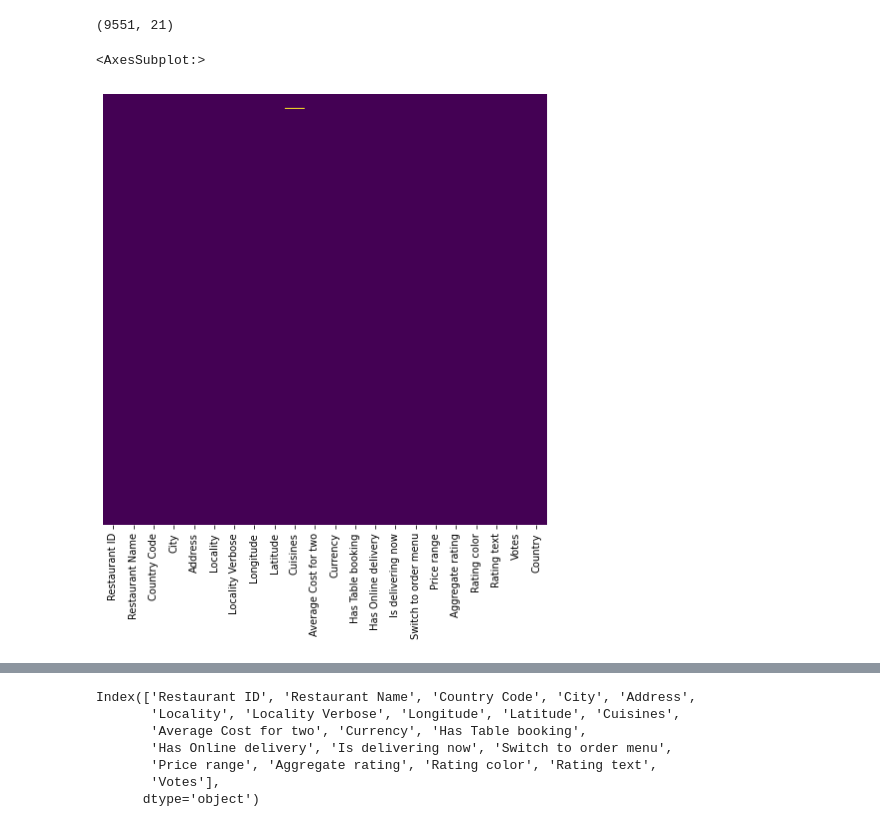
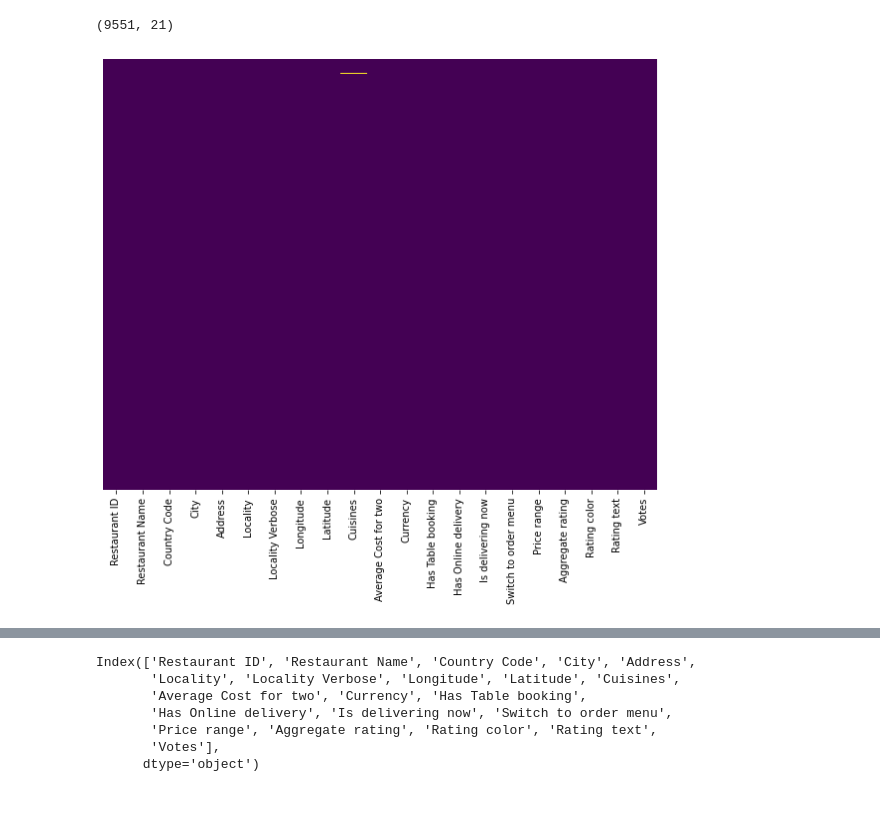
Before and after one commit to SleepyRizi/DataScience, a Jupyter notebook: 1.EDA/EDA_on_Zometo.ipynb, the cells around one changed output, grey strips where cells are left out. Saved outputs shown, nothing was run; the diff lists cells and outputs as text; code cells hidden in the pictures.

```diff
--- a/1.EDA/EDA_on_Zometo.ipynb
+++ b/1.EDA/EDA_on_Zometo.ipynb
@@ -104,9 +89,9 @@ df.shape
 (9551, 21)
 # %%
 sns.heatmap(df.isnull(),yticklabels=False,cbar=False,cmap='viridis')
+plt.rcParams['figure.figsize']=(10,8)
 # %% [output]
-<AxesSubplot:>
-[figure, old version]
+[figure, new version]
 # %%
 df_country=pd.read_excel("Country-Code.xlsx")
 # %%
```
Also changed, not shown: parts of 40 cells of this notebook.
